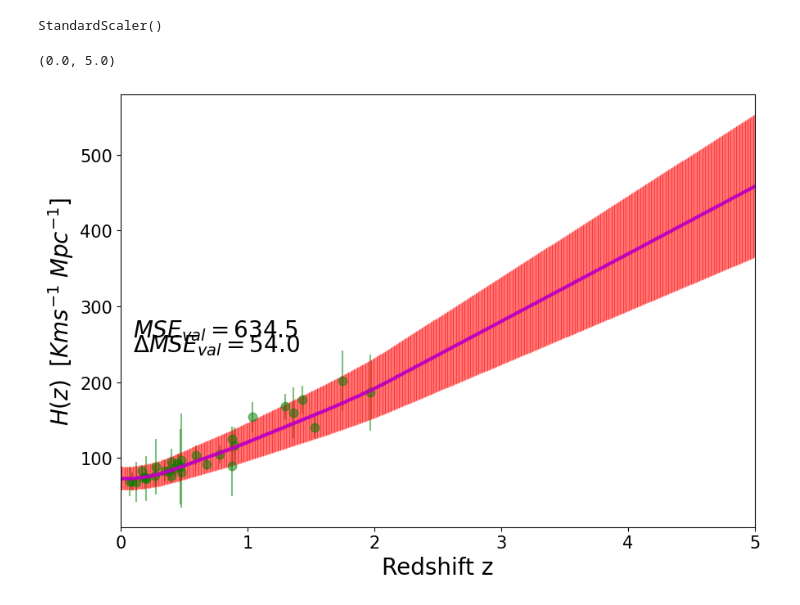
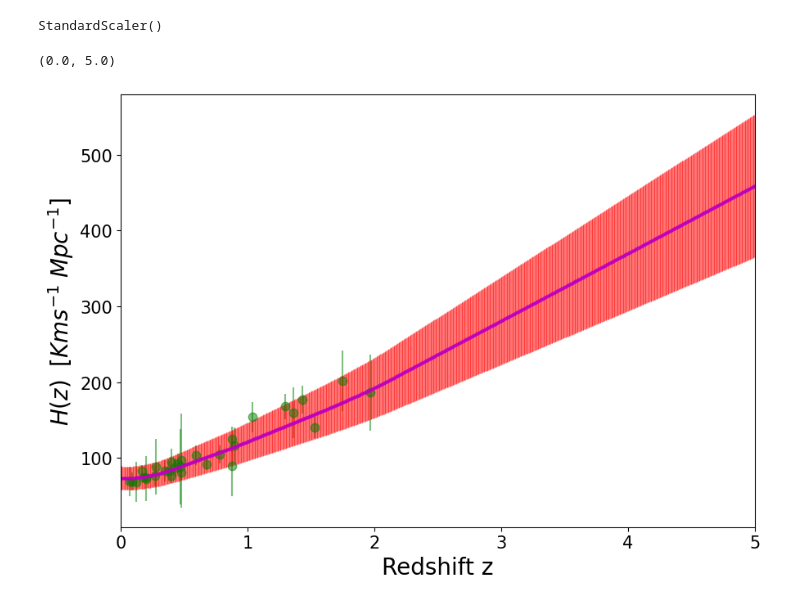
Before and after one commit to igomezv/crann, a Jupyter notebook: loadHzFFNN.ipynb, the cells around one changed output. Drawn from its saved outputs; the diff is of its cells as text; code cells hidden in the pictures.

```diff
--- a/loadHzFFNN.ipynb
+++ b/loadHzFFNN.ipynb
@@ -35,16 +35,16 @@ rr = scalerz.inverse_transform(r.reshape(-1,1))
 # %%
 plt.figure(figsize=(10, 7), dpi=100)
 plt.errorbar(z, y[:,0], y[:,1], fmt='g.', markersize=15, label='Observations', alpha=0.5)
 plt.errorbar(ranz, pred_random[:,0], pred_random[:,1], markersize=2, fmt='o',
              ecolor='r', capthick=2, elinewidth=0.8, alpha=0.5, c='m')
 plt.xlabel("Redshift z", fontsize=20)
 plt.xticks(fontsize=15)
 plt.yticks(fontsize=15)
 
-plt.text( 0.1, 260, "$MSE_{val} =  634.5$", fontsize=20 )
-plt.text( 0.1, 240, "$\Delta MSE_{val} = 54.0$", fontsize=20 )
+# plt.text( 0.1, 280, "$MSE_{val} =  634.5$", fontsize=20 )
+# plt.text( 0.1, 240, "$\Delta MSE_{val} = 54.0$", fontsize=20 )
 plt.ylabel("$H(z) \;\; [Kms^{-1} \; Mpc^{-1}]$", fontsize=20)
 plt.xlim(0, 5)
 # %% [output]
 (0.0, 5.0)
-[figure, old version]
+[figure, new version]
```
Also changed, not shown: parts of 2 cells of this notebook.
